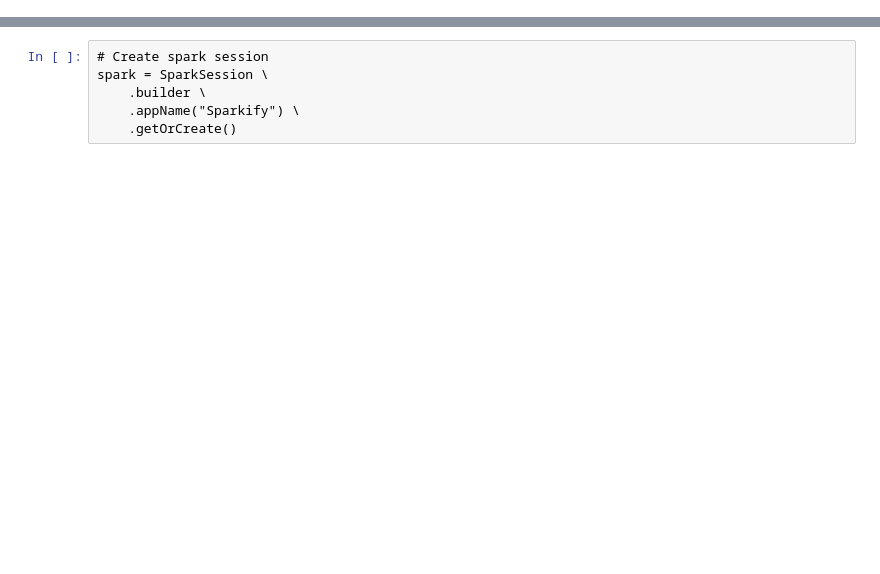
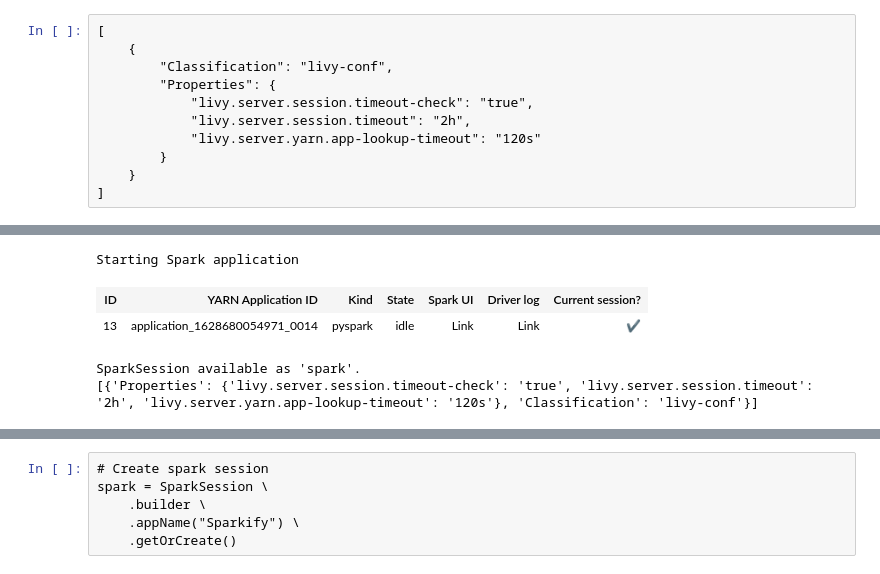
Before and after one commit to katyasa/udacity-nanodegree, a Jupyter notebook: sparkify-project/Sparkify_emr.ipynb, the cells around one changed output, grey strips where cells are left out. Cells and saved outputs as stored; diff of their text form; blank space fills up the shorter version.

```diff
--- a/sparkify-project/Sparkify_emr.ipynb
+++ b/sparkify-project/Sparkify_emr.ipynb
@@ -0,0 +7,12 @@
+# %%
+[
+    {
+        "Classification": "livy-conf",
+        "Properties": {
+            "livy.server.session.timeout-check": "true",
+            "livy.server.session.timeout": "2h",
+            "livy.server.yarn.app-lookup-timeout": "120s"
+        }
+    }
+]
+# %% [output]
@@ -1,3 +20,8 @@
+Starting Spark application
+| ID | YARN Application ID | Kind | State | Spark UI | Driver log | Current session? |
+| 13 | application_1628680054971_0014 | pyspark | idle | Link | Link | ✔ |
+SparkSession available as 'spark'.
+[{'Properties': {'livy.server.session.timeout-check': 'true', 'livy.server.session.timeout': '2h', 'livy.server.yarn.app-lookup-timeout': '120s'}, 'Classification': 'livy-conf'}]
 # %%
 # import libraries
 
```
Also changed, not shown: parts of 15 cells of this notebook.
